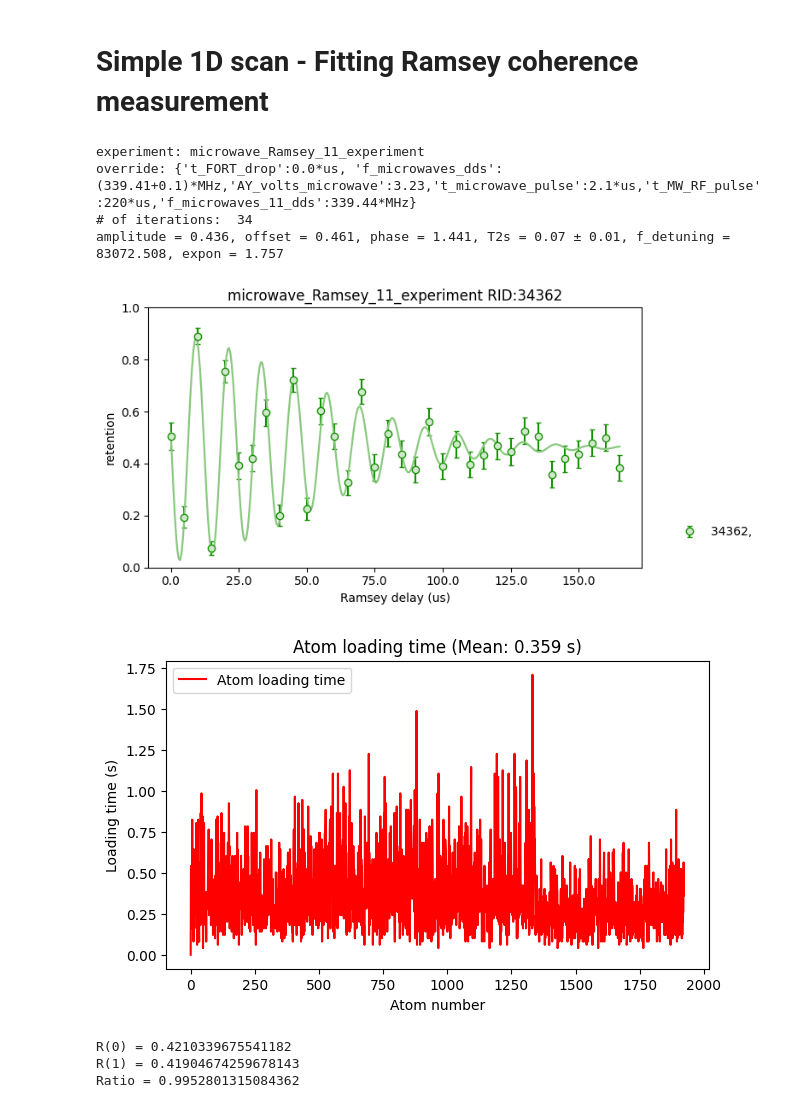
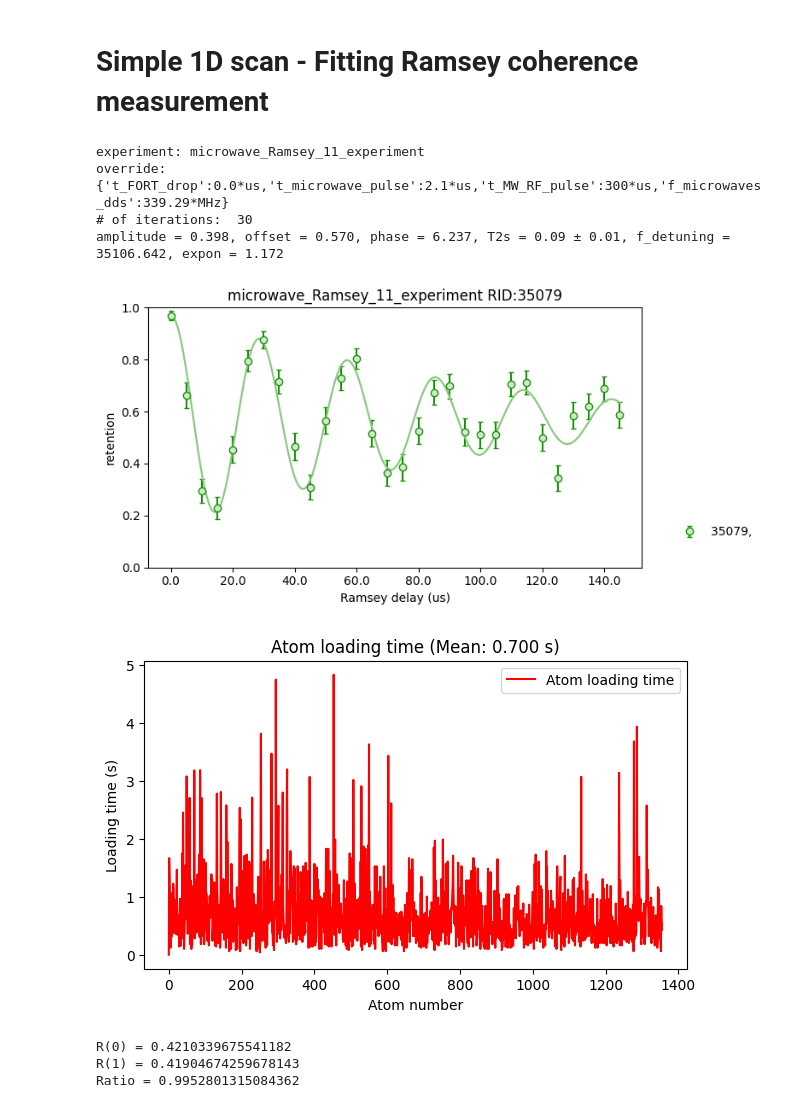
Before and after one commit to QuantumQuadrate/qn_artiq_routines, a Jupyter notebook: Analysis/Microwave analysis/Microwave_analysis_2025.ipynb, the cells around one changed output. Drawn from its saved outputs; the diff is of its cells as text; code cells hidden in the pictures.

```diff
--- a/Analysis/Microwave analysis/Microwave_analysis_2025.ipynb
+++ b/Analysis/Microwave analysis/Microwave_analysis_2025.ipynb
@@ -2,7 +2,7 @@
 # Mapping atom analysis
 Valid for experiments from 2025-04-30 until ...
 # %%
-date_filters = ["2026-03-30","2026-03-31"]
+date_filters = ["2026-04-08"]
 
 from matplotlib import pyplot as plt
 import matplotlib as mpl
@@ -77,18 +69,18 @@ file 58 (C:\Networking Experiment\artiq codes\artiq-master\results\2026-03-31\08
 With fitting the resonance for microwave scans
 
 """
-# ### the file(s) to analyze:
-# file_indices = {
-#     22:'',
-#     # 63:'',
-#     # 65:'',
-#     # 67:'',
-#     # 69:'',
-#     # 10:'',
-#     # 37:'',
-# }
+### the file(s) to analyze:
+file_indices = {
+    6:'',
+    # 8:'',
+    # 10:'',
+    # 67:'',
+    # 69:'',
+    # 10:'',
+    # 37:'',
+}
 
-file_indices = {i: '' for i in range(34, 57, 2)}
+# file_indices = {i: '' for i in range(2, 39, 2)}
 
 compare = True # compare multiple files in the same retention and loading plots
 otsu_threshold = False # compute threshold using Otsu method instead doing it by eye. only work when require atom loading = False
@@ -97,7 +89,7 @@ showloading = True
 custom_xlabel = True
 merge_data = False # if True, the datasets will be combined, and if fit=True, the new merged data will be fit. don't try this in 2D
 fit = True
-is_it_a_peak = True ### use True if the resonance we are trying to fit shows as a peak. False for a dip resonance.
+is_it_a_peak = False ### use True if the resonance we are trying to fit shows as a peak. False for a dip resonance.
 
 showhist_counts = False
 
@@ -637,7 +616,7 @@ Ramsey analysis and fitting. Does not work in 2D scans; only looks at scan_seque
 
 """
 file_indices = {
-    71: '',
+    12: '',
     # 11: ''
 }
 
@@ -684,8 +663,8 @@ for idx, f_item in enumerate(file_indices.items()):
 
     ########################  Ramsey fit
     ###       [A, offset, phase, T2s, f_detuning, exponent]
-    p0_guess = [0.4, 0.6, 4.5, 100e-6, +80000, 2]
-    bounds   = ([0.4, 0.3, 0, 30e-6, 2000, 0.5],
+    p0_guess = [0.4, 0.6, 4.5, 90e-6, +25000, 2]
+    bounds   = ([0.3, 0.3, 0, 30e-6, 2000, 0.5],
                   [0.6, 0.6, 2 * np.pi, 1e-3, 100000, 3])
 
     # model = lambda t, A, offset, phase, T2s, f_detuning: offset + A * (1+0.95*(t/T2s)**2)**(-3/2)*np.cos((2*np.pi*(f_detuning))*t - 3*np.arctan(0.97*t/T2s) + phase)
@@ -741,38 +720,38 @@ for idx, f_item in enumerate(file_indices.items()):
         "label": f"{rid}, {f_comment}",
         "color": color3,
         "fit": (hi_res_x_us, yfit),             # yfit computed from seconds; just rescale x
         # "fit_style": {"linestyle": "--"}      # optional
     }]
 
     plot_series_with_fit(
         series,
         title=experiment_function + f" RID:{rid}",
         xlabel="Ramsey delay (us)",
         ylabel="retention",
         ylim=(0, 1),
         figsize=(8, 4),
         legend_out=True,
         save="Ramsey.pdf",
         grid=False
     )
 
 
 #####  Plot Atom_loading_time
 mean_loading_time = np.mean(Atom_loading_time)
 plt.figure(figsize=(7, 4))
 plt.plot(Atom_loading_time, 'r-', label='Atom loading time')
 plt.xlabel("Atom number")
 plt.ylabel("Loading time (s)")
 plt.title(f"Atom loading time (Mean: {mean_loading_time:.3f} s)")
 plt.legend(loc='best')
 plt.show()
 # %% [output]
 experiment: microwave_Ramsey_11_experiment
-override: {'t_FORT_drop':0.0*us, 'f_microwaves_dds':(339.41+0.1)*MHz,'AY_volts_microwave':3.23,'t_microwave_pulse':2.1*us,'t_MW_RF_pulse':220*us,'f_microwaves_11_dds':339.44*MHz}
-# of iterations:  34
-amplitude = 0.436, offset = 0.461, phase = 1.441, T2s = 0.07 ± 0.01, f_detuning = 83072.508, expon = 1.757
+override: {'t_FORT_drop':0.0*us,'t_microwave_pulse':2.1*us,'t_MW_RF_pulse':300*us,'f_microwaves_dds':339.29*MHz}
+# of iterations:  30
+amplitude = 0.398, offset = 0.570, phase = 6.237, T2s = 0.09 ± 0.01, f_detuning = 35106.642, expon = 1.172
-[figure, old version]
+[figure, new version]
-[figure, old version]
+[figure, new version]
 # %%
 A, offset, phase, T2s, f_detuning, expon = popt
 
```
Also changed, not shown: parts of 2 cells of this notebook, 6 other files.
